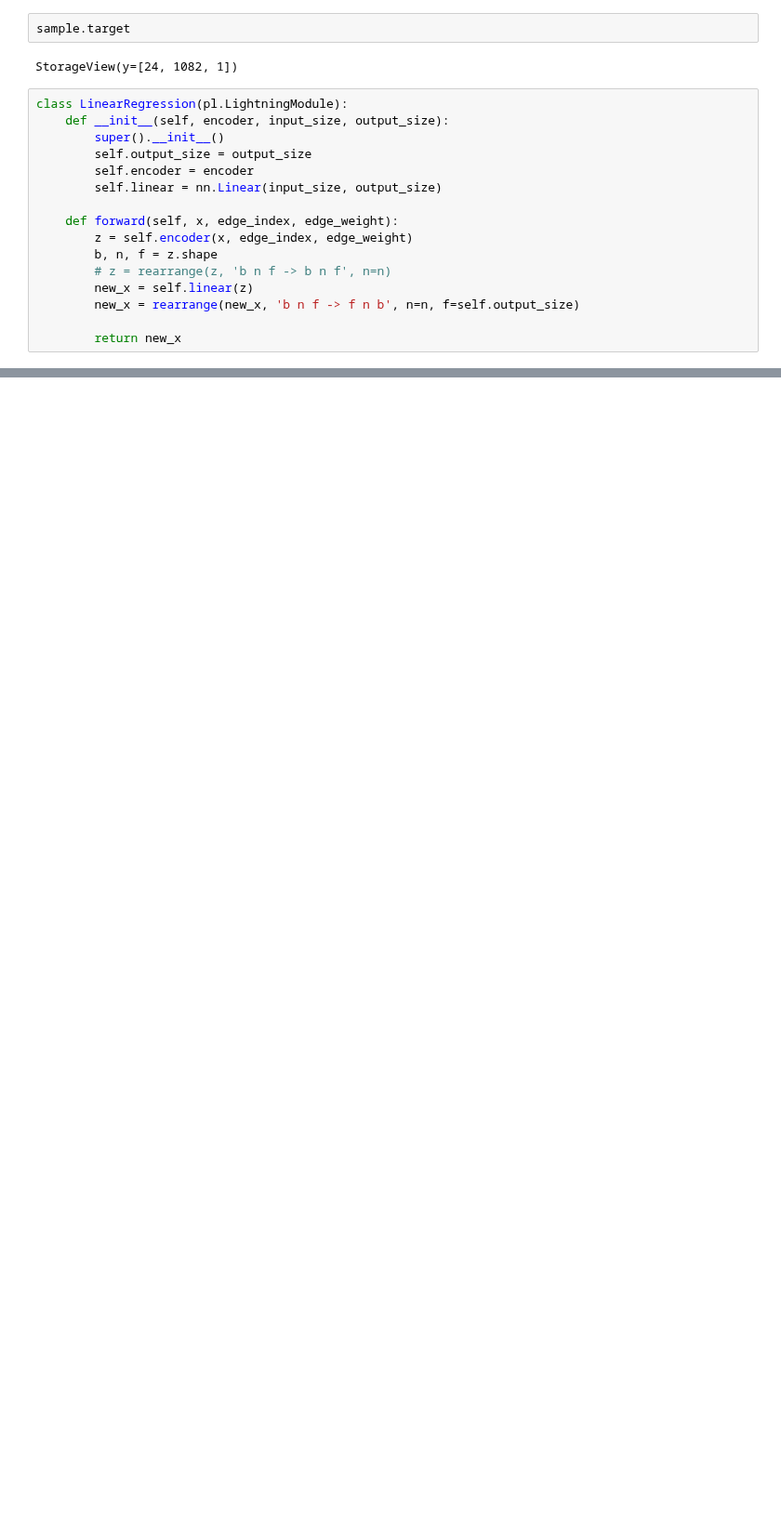
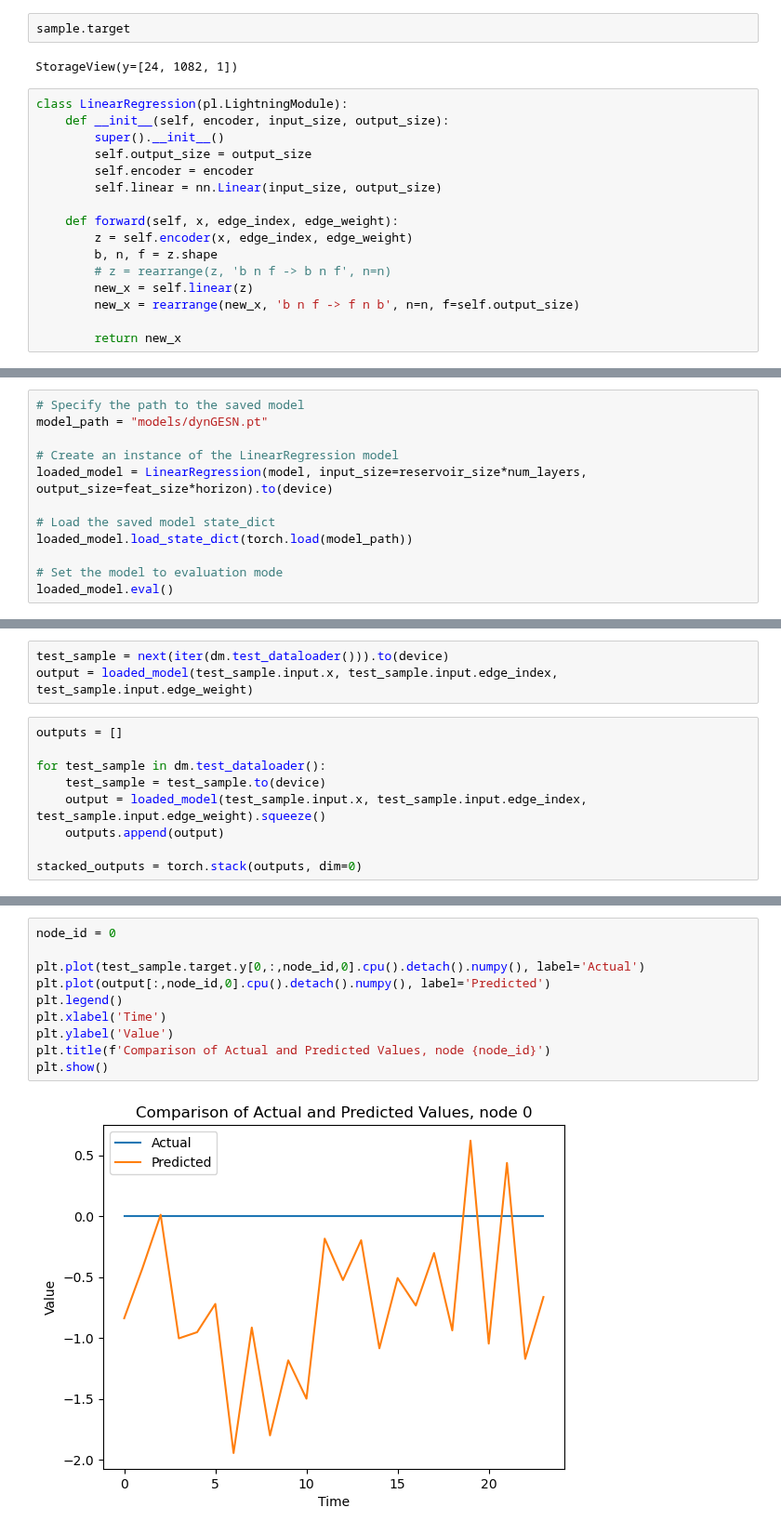
Before and after one commit to NGMLGroup/Koopman-TGNN-Interpretability, a Jupyter notebook: DynGESN_DMD.ipynb, the cells around one changed output, grey strips where cells are left out. Shown at 93% size. Drawn from its saved outputs; the diff is of its cells as text; blank space fills up the shorter version.

Commit message:
+ saved model

```diff
--- a/DynGESN_DMD.ipynb
+++ b/DynGESN_DMD.ipynb
@@ -209,0 +191,12 @@ sistemare la gestione delle batch
+# %%
+# Specify the path to the saved model
+model_path = "models/dynGESN.pt"
+
+# Create an instance of the LinearRegression model
+loaded_model = LinearRegression(model, input_size=reservoir_size*num_layers, output_size=feat_size*horizon).to(device)
+
+# Load the saved model state_dict
+loaded_model.load_state_dict(torch.load(model_path))
+
+# Set the model to evaluation mode
+loaded_model.eval()
@@ -209,0 +217,12 @@ sistemare la gestione delle batch
+# %%
+test_sample = next(iter(dm.test_dataloader())).to(device)
+output = loaded_model(test_sample.input.x, test_sample.input.edge_index, test_sample.input.edge_weight)
+# %%
+outputs = []
+
+for test_sample in dm.test_dataloader():
+    test_sample = test_sample.to(device)
+    output = loaded_model(test_sample.input.x, test_sample.input.edge_index, test_sample.input.edge_weight).squeeze()
+    outputs.append(output)
+
+stacked_outputs = torch.stack(outputs, dim=0)
@@ -209,0 +242,12 @@ sistemare la gestione delle batch
+# %%
+node_id = 0
+
+plt.plot(test_sample.target.y[0,:,node_id,0].cpu().detach().numpy(), label='Actual')
+plt.plot(output[:,node_id,0].cpu().detach().numpy(), label='Predicted')
+plt.legend()
+plt.xlabel('Time')
+plt.ylabel('Value')
+plt.title(f'Comparison of Actual and Predicted Values, node {node_id}')
+plt.show()
+# %% [output]
+[figure, added]
```
Also changed, not shown: parts of 12 cells of this notebook, 2 other files.
